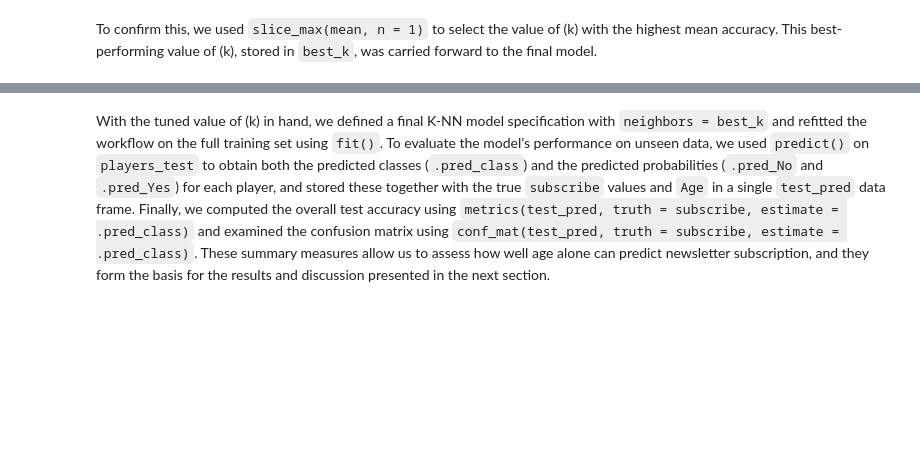
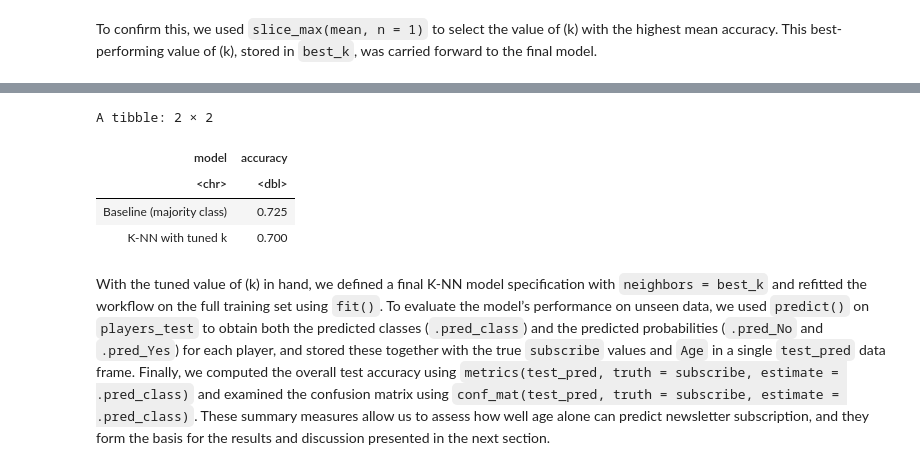
Before and after one commit to calentynes/dsci_group_project, a Jupyter notebook: group_project.ipynb, the cells around one changed output, grey strips where cells are left out. Drawn from its saved outputs; the diff is of its cells as text; code cells hidden in the pictures; blank space fills up the shorter version.

```diff
--- a/group_project.ipynb
+++ b/group_project.ipynb
@@ -166,3 +236,19 @@ best_k
+# %%
+accuracy_comparison <- tibble(
+  model = c("Baseline (majority class)", "K-NN with tuned k"),
+  accuracy = c(
+    baseline_metrics$`.estimate`,
+    test_metrics$`.estimate`
+  )
+)
+
+accuracy_comparison
+# %% [output]
+A tibble: 2 × 2
+| model | accuracy |
+| <chr> | <dbl> |
+| Baseline (majority class) | 0.725 |
+| K-NN with tuned k | 0.700 |
 # %% [markdown]
 With the tuned value of \(k\) in hand, we defined a final K-NN model specification with `neighbors = best_k` and refitted the workflow on the full training set using `fit()`. To evaluate the model’s performance on unseen data, we used `predict()` on `players_test` to obtain both the predicted classes (`.pred_class`) and the predicted probabilities (`.pred_No` and `.pred_Yes`) for each player, and stored these together with the true `subscribe` values and `Age` in a single `test_pred` data frame. Finally, we computed the overall test accuracy using `metrics(test_pred, truth = subscribe, estimate = .pred_class)` and examined the confusion matrix using `conf_mat(test_pred, truth = subscribe, estimate = .pred_class)`. These summary measures allow us to assess how well age alone can predict newsletter subscription, and they form the basis for the results and discussion presented in the next section.
 # %%
```
Also changed, not shown: parts of 6 cells of this notebook.
